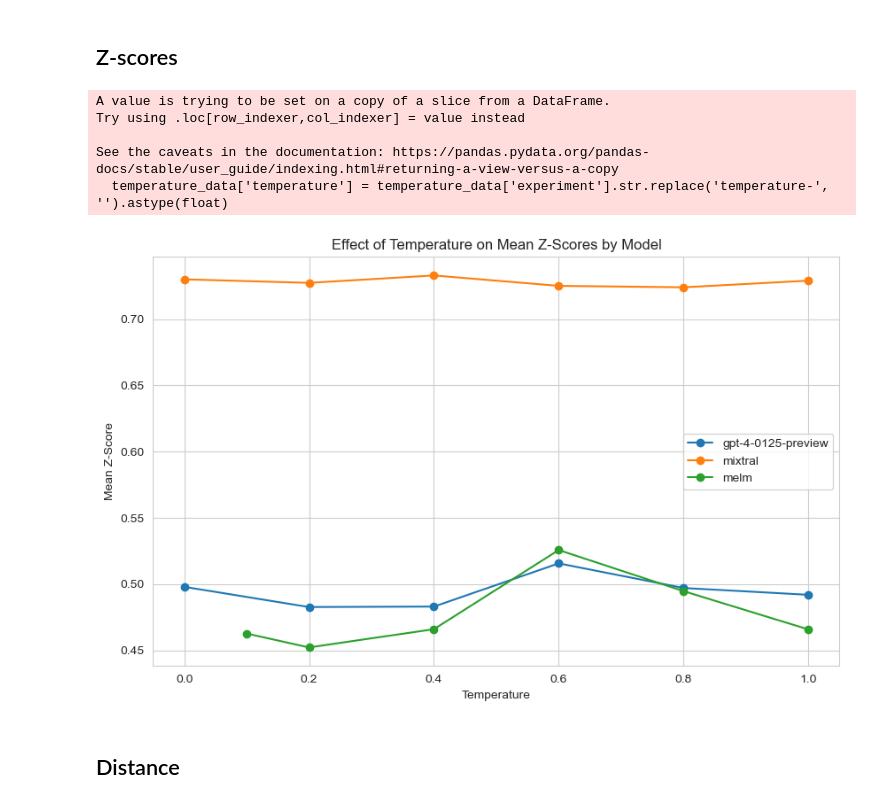
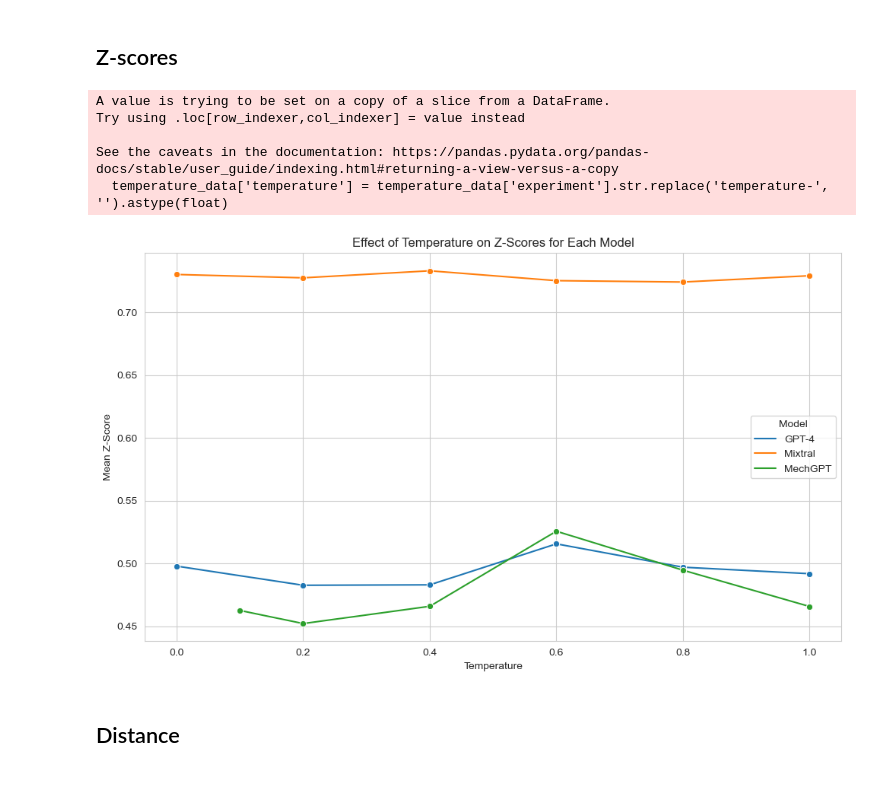
Before and after one commit to grndnl/llm_material_selection_jcise, a Jupyter notebook: evaluation/temperature.ipynb, the cells around one changed output. Drawn from its saved outputs; the diff is of its cells as text; code cells hidden in the pictures.

Commit message:
changed model names and saving out temperature plots

```diff
--- a/evaluation/temperature.ipynb
+++ b/evaluation/temperature.ipynb
@@ -15,27 +16,25 @@ temperature_data = data[data['experiment'].str.match(r'temperature-[0-1]')]
 # %%
 # Extracting temperature values and converting them to floats for plotting
 temperature_data['temperature'] = temperature_data['experiment'].str.replace('temperature-', '').astype(float)
 
 # Plotting
 plt.figure(figsize=(10, 6))
-
-for model in temperature_data['model'].unique():
-    model_data = temperature_data[temperature_data['model'] == model]
-    plt.plot(model_data['temperature'], model_data['mean_z_score'], label=model, marker='o')
-
-plt.title('Effect of Temperature on Mean Z-Scores by Model')
+sns.lineplot(data=temperature_data, x='temperature', y='mean_z_score', hue='model', marker='o')
+plt.title('Effect of Temperature on Z-Scores for Each Model')
 plt.xlabel('Temperature')
 plt.ylabel('Mean Z-Score')
-plt.legend()
-plt.grid(True)
+plt.legend(title='Model') #, bbox_to_anchor=(1.05, 1), loc='upper left')
+plt.tight_layout()
+plt.savefig('temperature_z-score.pdf')
+
 plt.show()
 # %% [output]
 A value is trying to be set on a copy of a slice from a DataFrame.
 Try using .loc[row_indexer,col_indexer] = value instead
 
 See the caveats in the documentation: https://pandas.pydata.org/pandas-docs/stable/user_guide/indexing.html#returning-a-view-versus-a-copy
   temperature_data['temperature'] = temperature_data['experiment'].str.replace('temperature-', '').astype(float)
-[figure, old version]
+[figure, new version]
 # %% [markdown]
 ## Distance
 # %%
```
Also changed, not shown: parts of 2 cells of this notebook, 7 other files.
